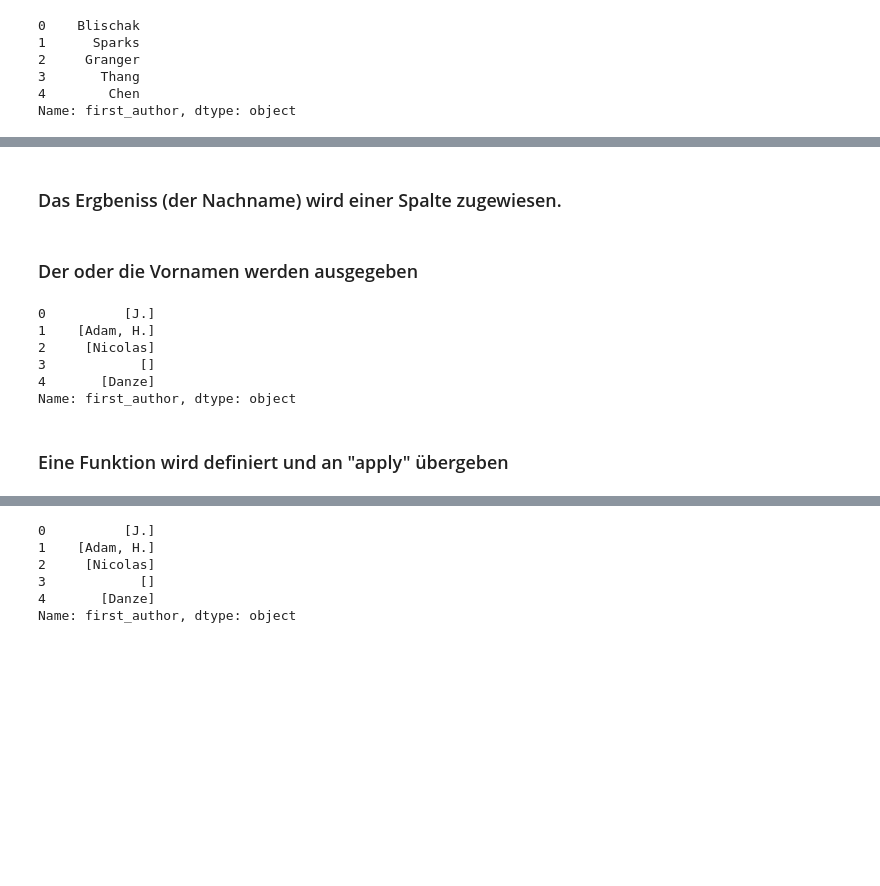
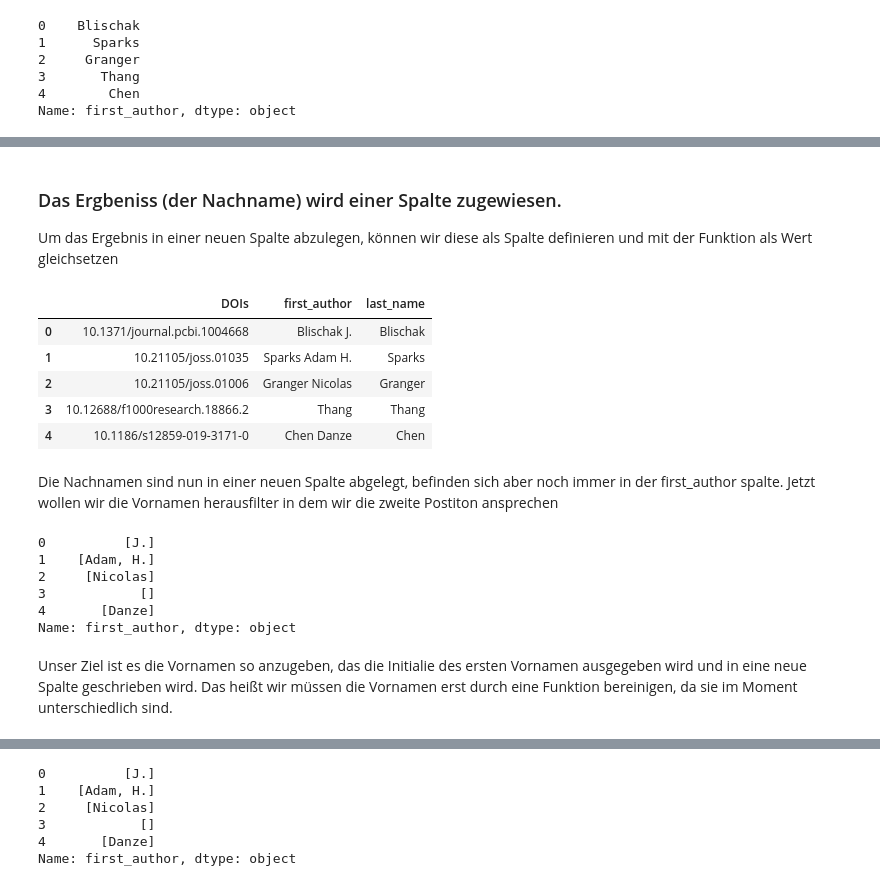
Before and after one commit to foerstner-lab/Bits_and_pieces_for_the_carpentries_workshops, a Jupyter notebook: python/Pandas_merging_apply_groupby.ipynb, the cells around one changed output, grey strips where cells are left out. Drawn from its saved outputs; the diff is of its cells as text; code cells hidden in the pictures; blank space fills up the shorter version.

Commit message:
Add Instructor notes to Pandas merge, apply, groupby

```diff
--- a/python/Pandas_merging_apply_groupby.ipynb
+++ b/python/Pandas_merging_apply_groupby.ipynb
@@ -161,9 +172,19 @@ Name: first_author, dtype: object
 # %% [markdown]
 ### Das Ergbeniss (der Nachname) wird einer Spalte zugewiesen.
+Um das Ergebnis in einer neuen Spalte abzulegen, können wir diese als Spalte definieren und mit der Funktion als Wert gleichsetzen
 # %%
 doi_df_first_author_2["last_name"] = doi_df_first_author_2["first_author"].apply(lambda author: author.split(" ")[0])
-# %% [markdown]
-### Der oder die Vornamen werden ausgegeben
+# %%
+doi_df_first_author_2
+# %% [output]
+|  | DOIs | first_author | last_name |
+| 0 | 10.1371/journal.pcbi.1004668 | Blischak J. | Blischak |
+| 1 | 10.21105/joss.01035 | Sparks Adam H. | Sparks |
+| 2 | 10.21105/joss.01006 | Granger Nicolas | Granger |
+| 3 | 10.12688/f1000research.18866.2 | Thang | Thang |
+| 4 | 10.1186/s12859-019-3171-0 | Chen Danze | Chen |
+# %% [markdown]
+Die Nachnamen sind nun in einer neuen Spalte abgelegt, befinden sich aber noch immer in der first_author spalte. Jetzt wollen wir die Vornamen herausfilter in dem wir die zweite Postiton ansprechen
 # %%
 doi_df_first_author_2["first_author"].apply(lambda author: author.split(" ")[1:])
 # %% [output]
@@ -173,8 +194,8 @@ doi_df_first_author_2["first_author"].apply(lambda author: author.split(" ")[1:]
 3            []
 4       [Danze]
 Name: first_author, dtype: object
-# %% [markdown]
-### Eine Funktion wird definiert und an "apply" übergeben
+# %% [markdown]
+Unser Ziel ist es die Vornamen so anzugeben, das die Initialie des ersten Vornamen ausgegeben wird und in eine neue Spalte geschrieben wird. Das heißt wir müssen die Vornamen erst durch eine Funktion bereinigen, da sie im Moment unterschiedlich sind.
 # %%
 def first_name_initial(full_name):
     return full_name.split(" ")[1:]
```
Also changed, not shown: parts of 42 cells of this notebook.
